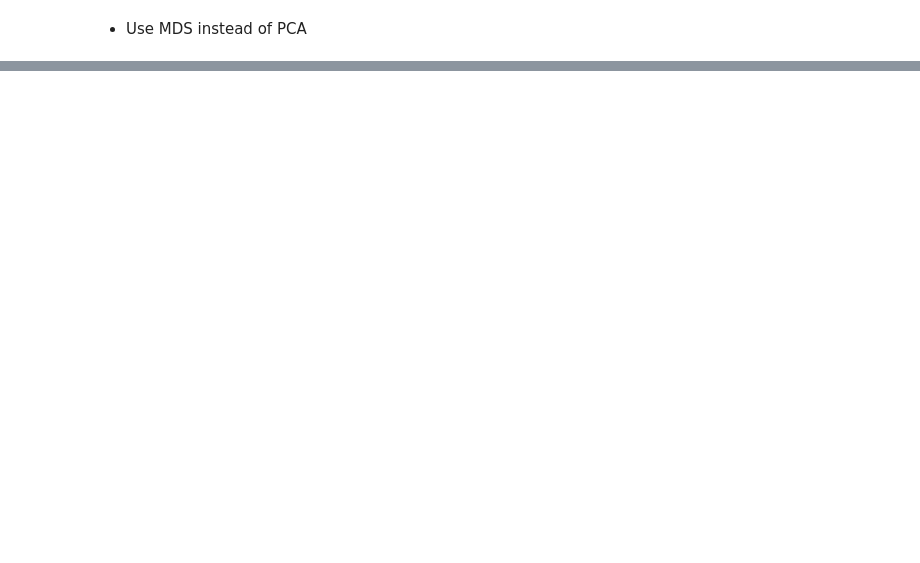
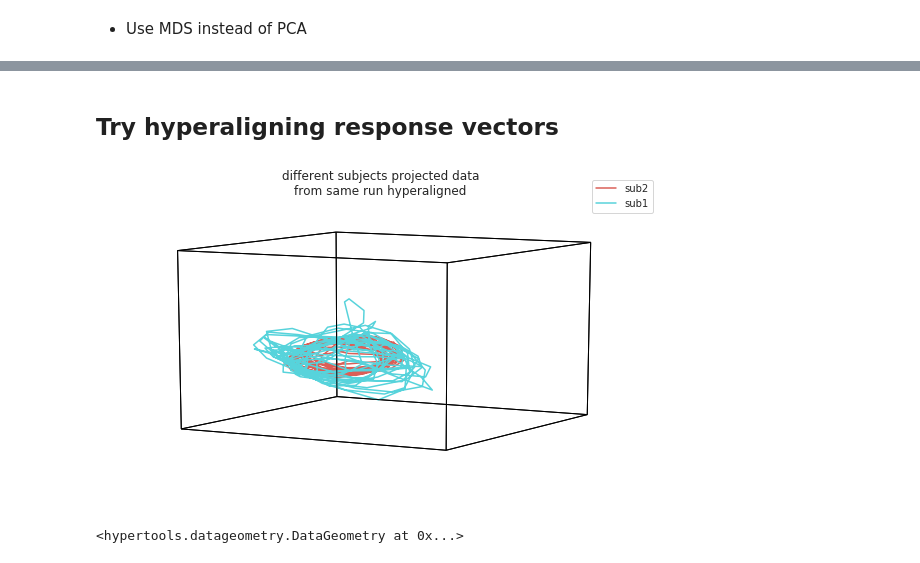
Before and after one commit to oliver-contier/somato_align, a Jupyter notebook: srm/visualize_projection_crossval.ipynb, the cells around one changed output, grey strips where cells are left out. Drawn from its saved outputs; the diff is of its cells as text; code cells hidden in the pictures; blank space fills up the shorter version.

```diff
--- a/srm/visualize_projection_crossval.ipynb
+++ b/srm/visualize_projection_crossval.ipynb
@@ -165,3 +195,15 @@ anim = geo.line_ani
 HTML(anim.to_html5_video())
 # %% [output]
 [interactive output not drawn]
+# %% [markdown]
+## Try hyperaligning response vectors
+# %%
+# Different subjects from same run
+
+# basic principle is [procrustes(source, target), target]
+aligned_sub1and2_run2 = [hyp.tools.procrustes(projected_dfs_run2[1], projected_dfs_run2[0]), projected_dfs_run2[0]]
+hyp.plot(aligned_sub1and2_run2, title='different subjects projected data\nfrom same run hyperaligned',
+         legend=['sub2', 'sub1'], reduce='PCA', size=[8,5])
+# %% [output]
+[figure, added]
+<hypertools.datageometry.DataGeometry at 0x...>
```
Also changed, not shown: parts of 14 cells of this notebook, 1 other file.
